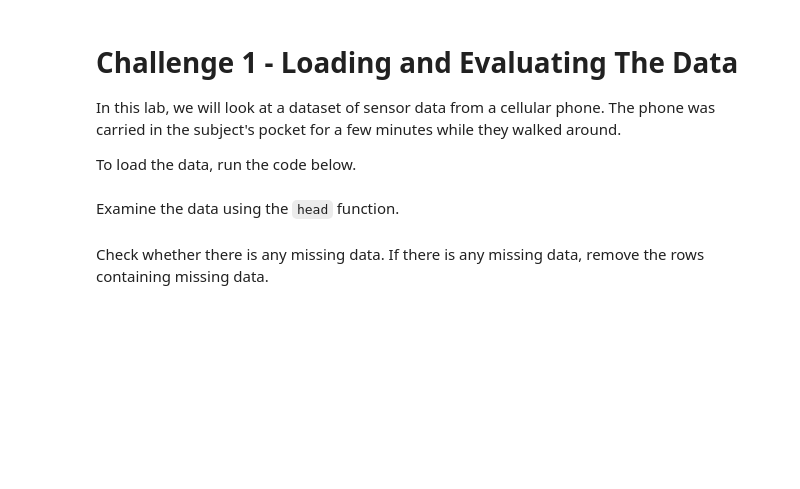
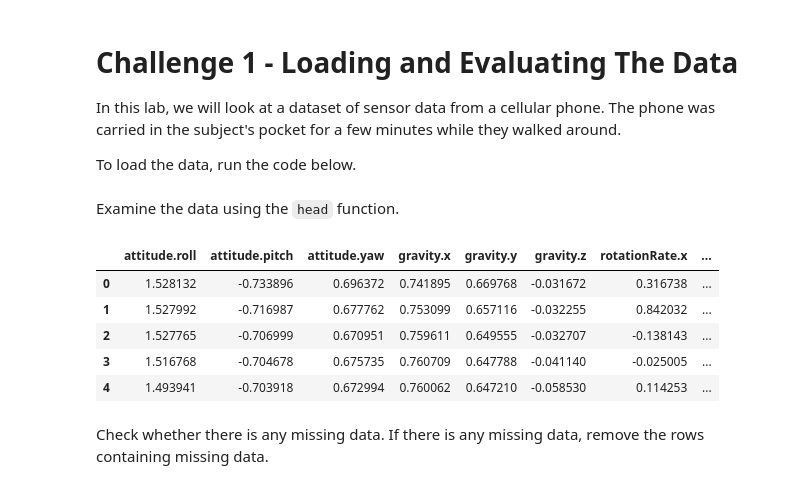
Before and after one commit to alonsopdani/datamad0419, a Jupyter notebook: module-2/lab-time-series/your-code/main.ipynb, the cells around one changed output. Saved outputs shown, nothing was run; the diff lists cells and outputs as text; code cells hidden in the pictures; blank space fills up the shorter version.

```diff
--- a/module-2/lab-time-series/your-code/main.ipynb
+++ b/module-2/lab-time-series/your-code/main.ipynb
@@ -20,6 +25,14 @@ sensor.drop(columns=['Unnamed: 0'], inplace=True)
 Examine the data using the `head` function.
 # %%
 # Your code here:
+sensor.head()
+# %% [output]
+|  | attitude.roll | attitude.pitch | attitude.yaw | gravity.x | gravity.y | gravity.z | rotationRate.x | ... |
+| 0 | 1.528132 | -0.733896 | 0.696372 | 0.741895 | 0.669768 | -0.031672 | 0.316738 | ... |
+| 1 | 1.527992 | -0.716987 | 0.677762 | 0.753099 | 0.657116 | -0.032255 | 0.842032 | ... |
+| 2 | 1.527765 | -0.706999 | 0.670951 | 0.759611 | 0.649555 | -0.032707 | -0.138143 | ... |
+| 3 | 1.516768 | -0.704678 | 0.675735 | 0.760709 | 0.647788 | -0.041140 | -0.025005 | ... |
+| 4 | 1.493941 | -0.703918 | 0.672994 | 0.760062 | 0.647210 | -0.058530 | 0.114253 | ... |
 # %% [markdown]
 Check whether there is any missing data. If there is any missing data, remove the rows containing missing data.
 # %%
```
Also changed, not shown: parts of 21 cells of this notebook.
